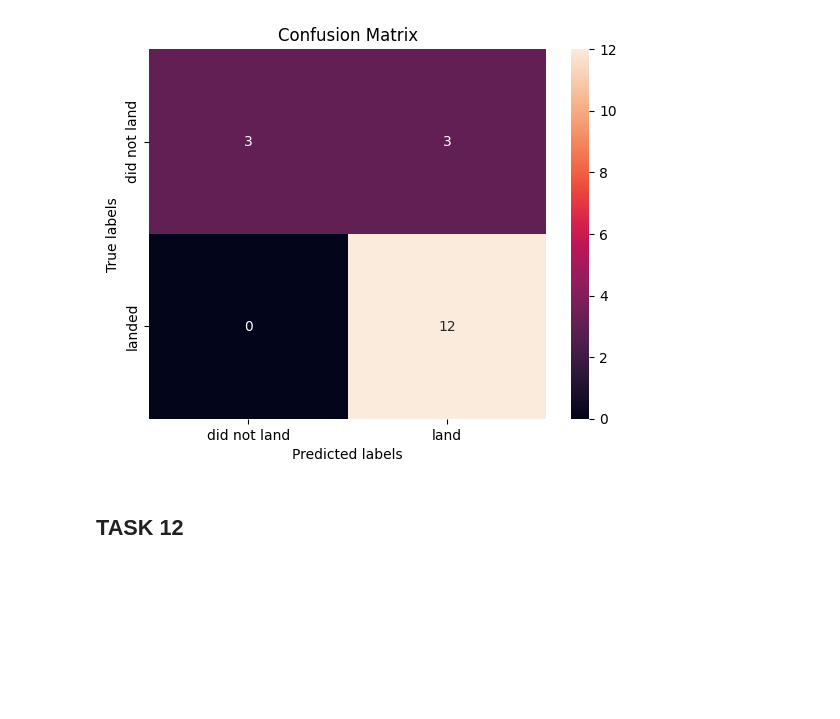
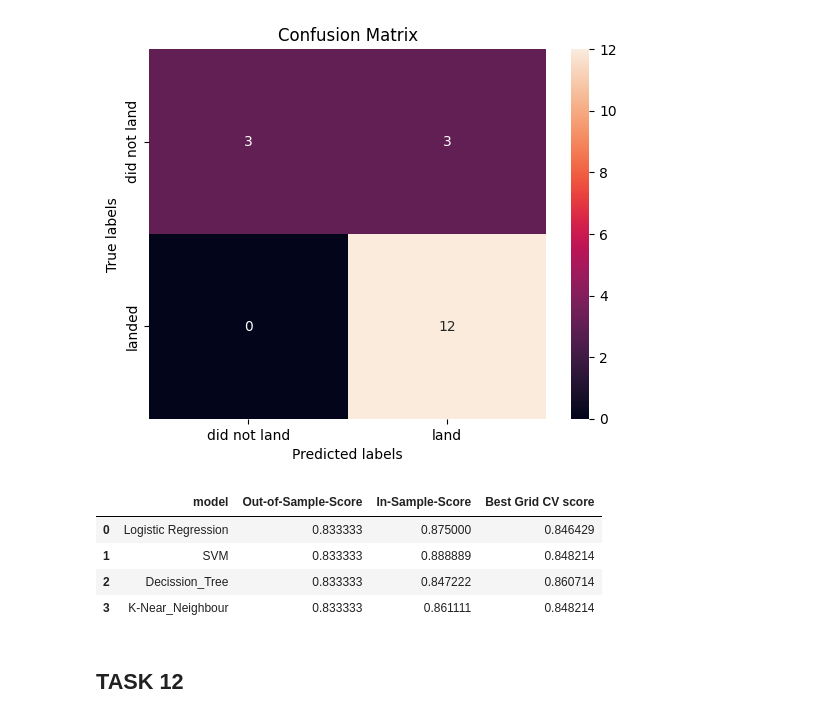
Before and after one commit to jgp-13/SpaceX_project, a Jupyter notebook: Lab_7-SpaceX_Machine_Learning_Prediction_Completed.ipynb, the cells around one changed output. Cells and saved outputs as stored; diff of their text form; code cells hidden in the pictures; blank space fills up the shorter version.

```diff
--- a/Lab_7-SpaceX_Machine_Learning_Prediction_Completed.ipynb
+++ b/Lab_7-SpaceX_Machine_Learning_Prediction_Completed.ipynb
@@ -212,3 +212,8 @@ print('In-sample evaluation score: ', logreg_cv.score(X_train,Y_train))
 # %% [output]
 Out-of-sample evaluation score: 0.8333333333333334
 In-sample evaluation score:  0.875
+# %%
+accuracy_ML_data=[{'model':'Logistic Regression','Out-of-Sample-Score':logreg_cv.score(X_test,Y_test),
+                  'In-Sample-Score':logreg_cv.score(X_train,Y_train),'Best Grid CV score':logreg_cv.best_score_}]
+accuracy_ML=pd.DataFrame(accuracy_ML_data)
+accuracy_ML
@@ -352,6 +385,20 @@ yhat = knn_cv.predict(X_test)
 plot_confusion_matrix(Y_test,yhat)
 # %% [output]
 [figure]
+# %%
+dict_ML=['K-Near_Neighbour',
+         knn_cv.score(X_test,Y_test),
+         knn_cv.score(X_train,Y_train),
+         knn_cv.best_score_]
+
+accuracy_ML.loc[len(accuracy_ML)] = dict_ML
+accuracy_ML
+# %% [output]
+|  | model | Out-of-Sample-Score | In-Sample-Score | Best Grid CV score |
+| 0 | Logistic Regression | 0.833333 | 0.875000 | 0.846429 |
+| 1 | SVM | 0.833333 | 0.888889 | 0.848214 |
+| 2 | Decission_Tree | 0.833333 | 0.847222 | 0.860714 |
+| 3 | K-Near_Neighbour | 0.833333 | 0.861111 | 0.848214 |
 # %% [markdown]
 ## TASK  12
 # %% [markdown]
```
Also changed, not shown: parts of 4 cells of this notebook.
